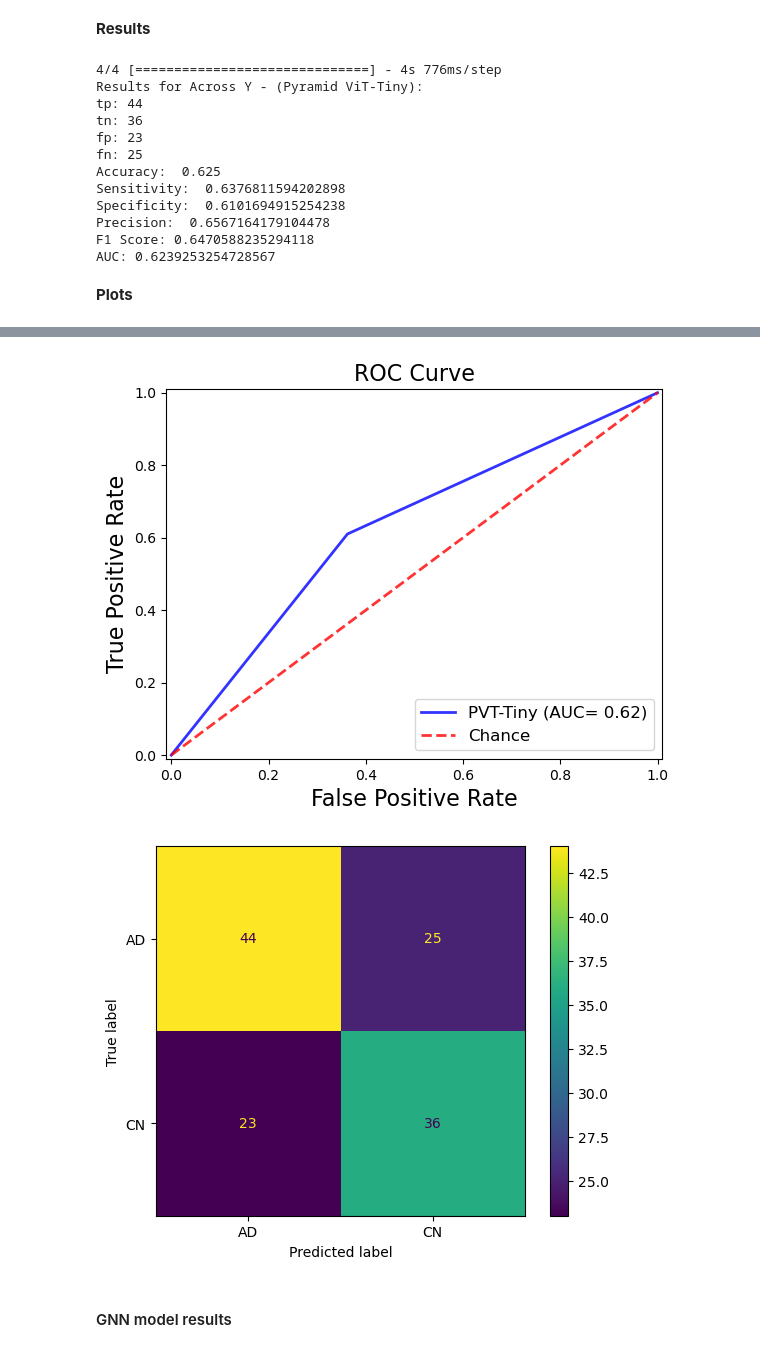
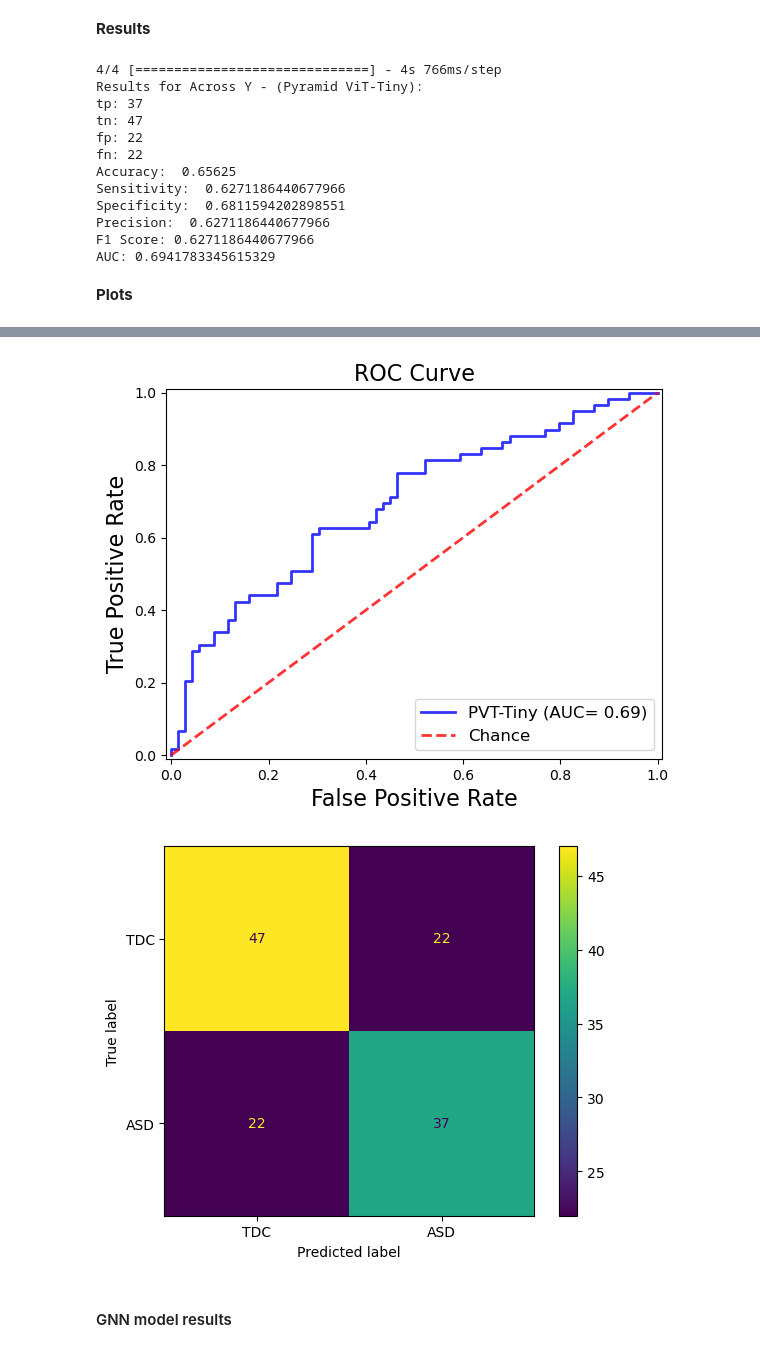
Before and after one commit to BronwynB19/ABIDE-fMRI-GNN, a Jupyter notebook: scratch_v5.ipynb, the cells around one changed output, grey strips where cells are left out. Drawn from its saved outputs; the diff is of its cells as text; code cells hidden in the pictures.

```diff
--- a/scratch_v5.ipynb
+++ b/scratch_v5.ipynb
@@ -944,7 +883,7 @@ plt.show()
 
 ### Confusion Matix Plot
 def plot_confusion_matrix():
-  classes = ['AD','CN']
+  classes = ['TDC','ASD']
 #  tick_marks = [0.5,1.5]
   cm = confusion_matrix(y_test_bin_y_axis, y_pred_bin_cnn)
   disp = ConfusionMatrixDisplay(confusion_matrix=cm,display_labels=classes)
@@ -963,13 +902,13 @@ plot_confusion_matrix()
 **Results**
 # %%
 y_pred_vit = model_vit.predict(X_test_model, batch_size=vis_batch_size)
-y_pred_bin,y_test_bin_y_axis=None,None
 y_pred_bin_vit = np.argmax(y_pred_vit, axis=1)
+y_pred_prob_vit = y_pred_vit[:,1]
 y_test_bin_y_axis = y_test
-fpr, tpr, threshold = roc_curve(y_test_bin_y_axis, y_pred_bin_vit)
+fpr, tpr, threshold = roc_curve(y_test_bin_y_axis, y_pred_prob_vit)
 roc_auc = auc(fpr, tpr)
 
-tp,fn,fp,tn = confusion_matrix(y_test_bin_y_axis,y_pred_bin_vit).flatten()
+tn, fp, fn, tp = confusion_matrix(y_test_bin_y_axis, y_pred_bin_vit).flatten()
 sensitivity = tp/(tp+fn)
 specificity = tn/(tn+fp)
 precision = tp/(tp+fp)
@@ -1024,7 +963,7 @@ plt.show()
 
 ### Confusion Matix Plot
 def plot_confusion_matrix():
-  classes = ['AD','CN']
+  classes = ['TDC','ASD']
 #  tick_marks = [0.5,1.5]
   cm = confusion_matrix(y_test_bin_y_axis, y_pred_bin_vit)
   disp = ConfusionMatrixDisplay(confusion_matrix=cm,display_labels=classes)
@@ -1043,13 +982,13 @@ plot_confusion_matrix()
 **Results**
 # %%
 y_pred_pvt = model_pvt.predict(X_test_model, batch_size=vis_batch_size)
-y_pred_bin,y_test_bin_y_axis=None,None
 y_pred_bin_pvt = np.argmax(y_pred_pvt, axis=1)
+y_pred_prob_pvt = y_pred_pvt[:,1]
 y_test_bin_y_axis = y_test
-fpr, tpr, threshold = roc_curve(y_test_bin_y_axis, y_pred_bin_pvt)
+fpr, tpr, threshold = roc_curve(y_test_bin_y_axis, y_pred_prob_pvt)
 roc_auc = auc(fpr, tpr)
 
-tp,fn,fp,tn = confusion_matrix(y_test_bin_y_axis,y_pred_bin_pvt).flatten()
+tn, fp, fn, tp = confusion_matrix(y_test_bin_y_axis,y_pred_bin_pvt).flatten()
 sensitivity = tp/(tp+fn)
 specificity = tn/(tn+fp)
 precision = tp/(tp+fp)
@@ -1065,18 +1004,18 @@ print('Precision: ', precision)
 print('F1 Score:', 2*(precision*sensitivity)/(precision+sensitivity))
 print('AUC:', roc_auc)
 # %% [output]
-4/4 [==============================] - 4s 776ms/step
+4/4 [==============================] - 4s 766ms/step
 Results for Across Y - (Pyramid ViT-Tiny):
-tp: 44
-tn: 36
-fp: 23
-fn: 25
-Accuracy:  0.625
-Sensitivity:  0.6376811594202898
-Specificity:  0.6101694915254238
-Precision:  0.6567164179104478
-F1 Score: 0.6470588235294118
-AUC: 0.6239253254728567
+tp: 37
+tn: 47
+fp: 22
+fn: 22
+Accuracy:  0.65625
+Sensitivity:  0.6271186440677966
+Specificity:  0.6811594202898551
+Precision:  0.6271186440677966
+F1 Score: 0.6271186440677966
+AUC: 0.6941783345615329
 # %% [markdown]
 **Plots**
 # %%
@@ -1104,7 +1043,7 @@ plt.show()
 
 ### Confusion Matix Plot
 def plot_confusion_matrix():
-  classes = ['AD','CN']
+  classes = ['TDC','ASD']
 #  tick_marks = [0.5,1.5]
   cm = confusion_matrix(y_test_bin_y_axis, y_pred_bin_pvt)
   disp = ConfusionMatrixDisplay(confusion_matrix=cm,display_labels=classes)
@@ -1118,5 +1057,5 @@ plot_confusion_matrix()
-[figure, old version]
+[figure, new version]
-[figure, old version]
+[figure, new version]
 # %% [markdown]
 #### GNN model results
 # %% [markdown]
```
Also changed, not shown: parts of 47 cells of this notebook, 10 other files.
